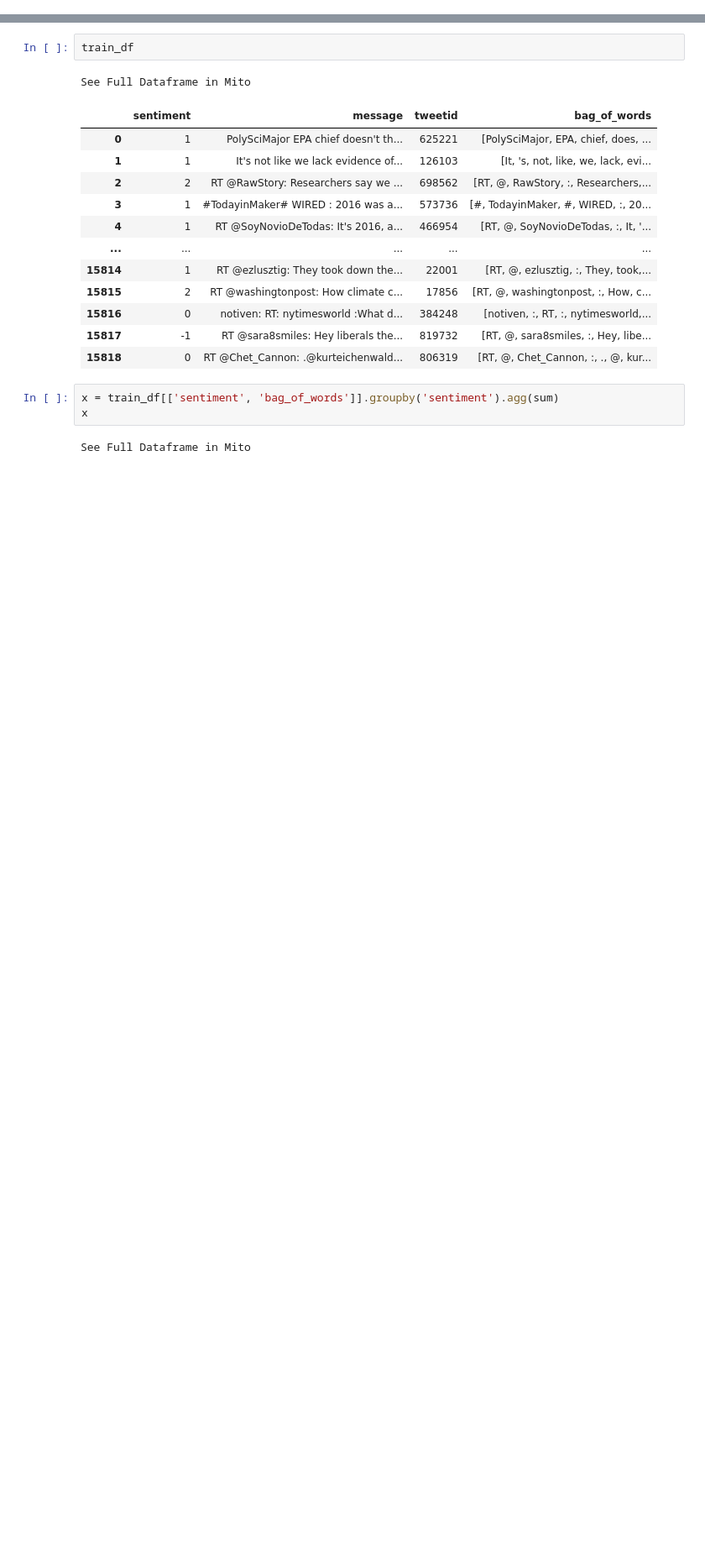
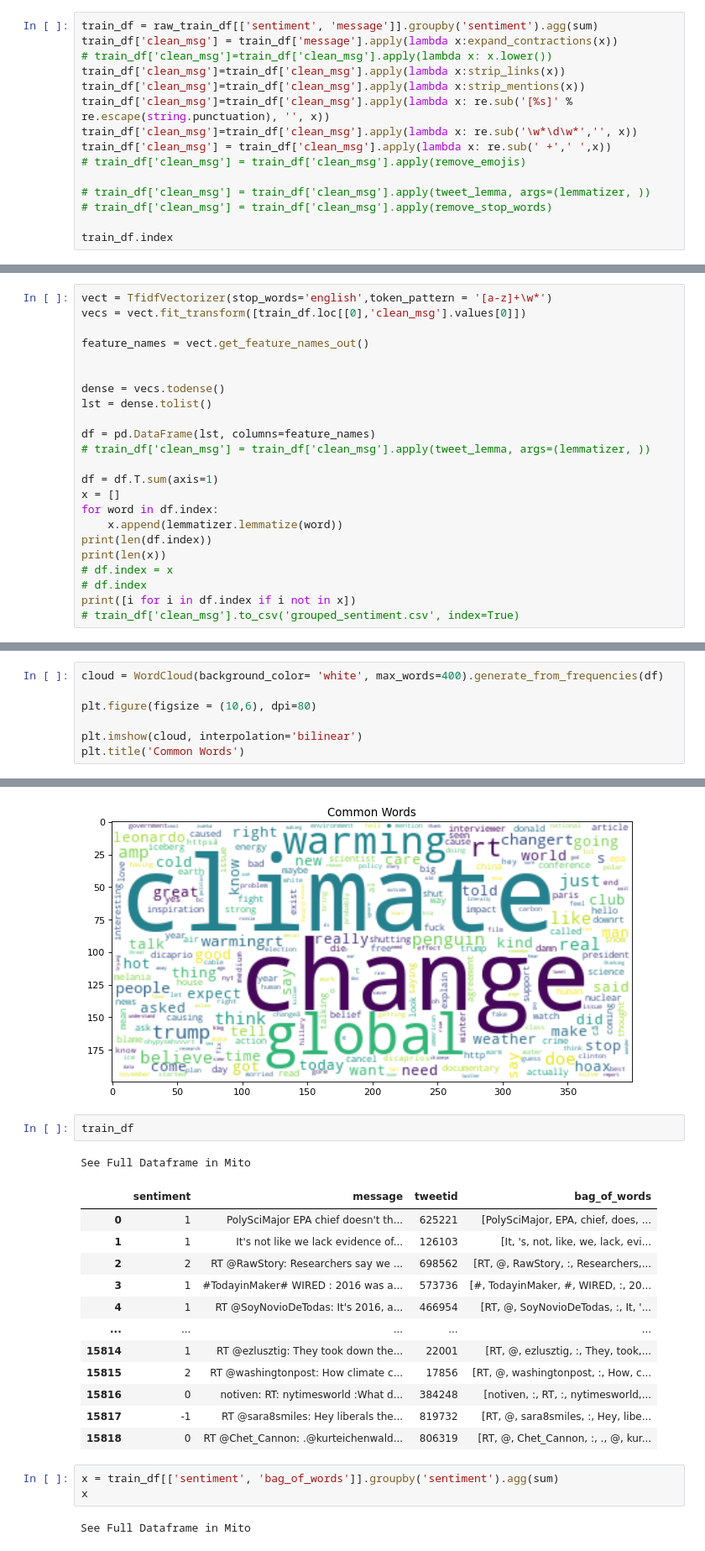
Before and after one commit to JessWN/2110ACDS_T13, a Jupyter notebook: test.ipynb, the cells around one changed output, grey strips where cells are left out. Shown at 84% size. Saved outputs shown, nothing was run; the diff lists cells and outputs as text; blank space fills up the shorter version.

```diff
--- a/test.ipynb
+++ b/test.ipynb
@@ -64,0 +101,15 @@ Length: 32660, dtype: float64
+# %%
+train_df = raw_train_df[['sentiment', 'message']].groupby('sentiment').agg(sum)
+train_df['clean_msg'] = train_df['message'].apply(lambda x:expand_contractions(x))
+# train_df['clean_msg']=train_df['clean_msg'].apply(lambda x: x.lower())
+train_df['clean_msg']=train_df['clean_msg'].apply(lambda x:strip_links(x))
+train_df['clean_msg']=train_df['clean_msg'].apply(lambda x:strip_mentions(x))
+train_df['clean_msg']=train_df['clean_msg'].apply(lambda x: re.sub('[%s]' % re.escape(string.punctuation), '', x))
+train_df['clean_msg']=train_df['clean_msg'].apply(lambda x: re.sub('\w*\d\w*','', x))
+train_df['clean_msg'] = train_df['clean_msg'].apply(lambda x: re.sub(' +',' ',x))
+# train_df['clean_msg'] = train_df['clean_msg'].apply(remove_emojis)
+
+# train_df['clean_msg'] = train_df['clean_msg'].apply(tweet_lemma, args=(lemmatizer, ))
+# train_df['clean_msg'] = train_df['clean_msg'].apply(remove_stop_words)
+
+train_df.index
@@ -64,0 +123,23 @@ Length: 32660, dtype: float64
+# %%
+vect = TfidfVectorizer(stop_words='english',token_pattern = '[a-z]+\w*')
+vecs = vect.fit_transform([train_df.loc[[0],'clean_msg'].values[0]])
+
+feature_names = vect.get_feature_names_out()
+
+
+dense = vecs.todense()
+lst = dense.tolist()
+
+df = pd.DataFrame(lst, columns=feature_names)
+# train_df['clean_msg'] = train_df['clean_msg'].apply(tweet_lemma, args=(lemmatizer, ))
+
+df = df.T.sum(axis=1)
+x = []
+for word in df.index:
+    x.append(lemmatizer.lemmatize(word))
+print(len(df.index))
+print(len(x))
+# df.index = x
+# df.index
+print([i for i in df.index if i not in x])
+# train_df['clean_msg'].to_csv('grouped_sentiment.csv', index=True)
@@ -64,0 +152,8 @@ Length: 32660, dtype: float64
+# %%
+cloud = WordCloud(background_color= 'white', max_words=400).generate_from_frequencies(df)
+
+plt.figure(figsize = (10,6), dpi=80)
+
+plt.imshow(cloud, interpolation='bilinear')
+plt.title('Common Words')
+# %% [output]
@@ -65,3 +161,4 @@ Length: 32660, dtype: float64
+[figure, added]
 # %%
 train_df
 # %% [output]
```
Also changed, not shown: parts of 15 cells of this notebook, 2 other files.
